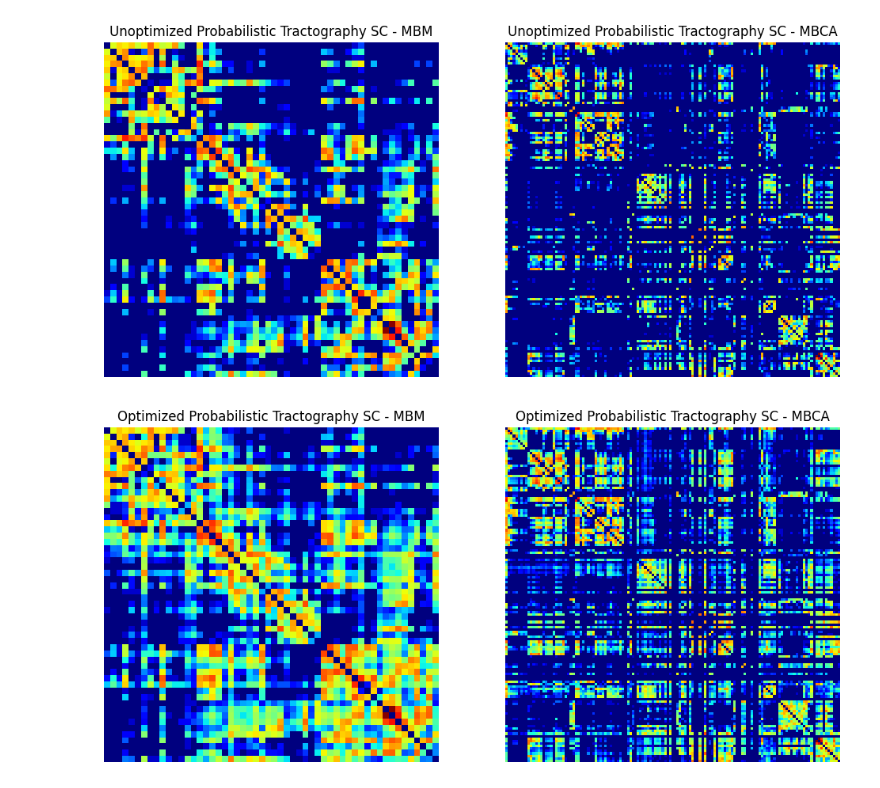
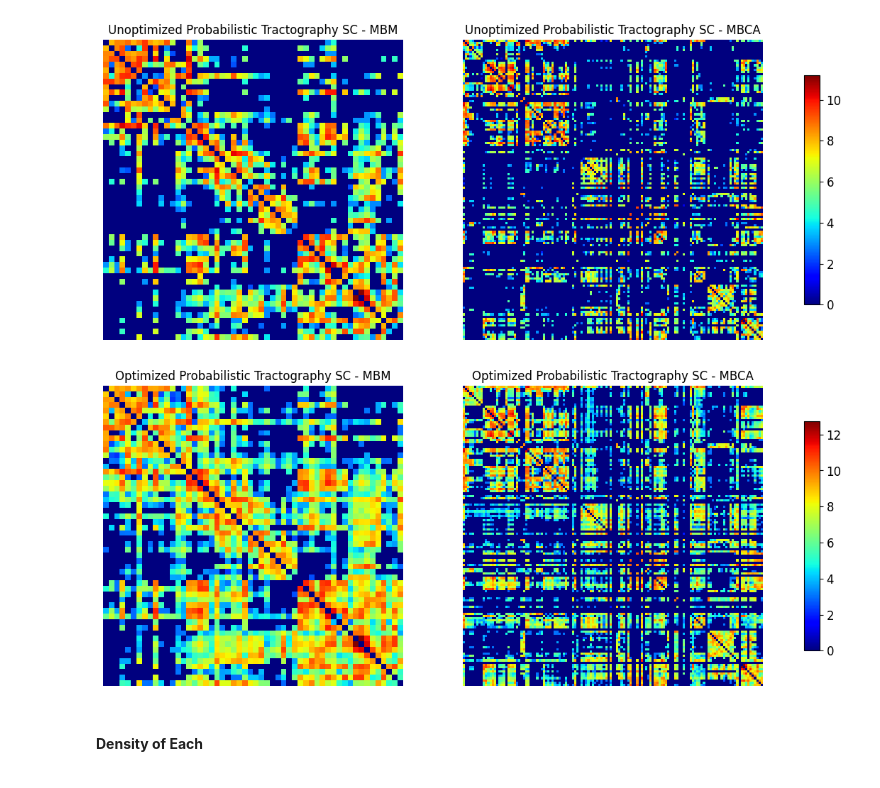
Before and after one commit to Hana-Ali/Deep-Learning-For-SC, a Jupyter notebook: Marmoset_Residual_Training/data_preprocessing/eval_sc_tract_plots.ipynb, the cells around one changed output. Drawn from its saved outputs; the diff is of its cells as text; code cells hidden in the pictures.

Commit message:
did a bunch of plotting for report

```diff
--- a/Marmoset_Residual_Training/data_preprocessing/eval_sc_tract_plots.ipynb
+++ b/Marmoset_Residual_Training/data_preprocessing/eval_sc_tract_plots.ipynb
@@ -4,8 +4,14 @@ import numpy as np
 import matplotlib.pyplot as plt
 from py_helpers import *
 
-# Define the path with the csv files
-report_plots_path = "D:\\Brain-MINDS\\processed_dMRI\\MRTRIX\\A6DR-R01_0083-TT56\\report_plots"
+labs = True
+
+if labs:
+    # Define the path with the csv files
+    report_plots_path = "/media/hsa22/Expansion/Brain-MINDS/processed_dMRI/MRTRIX/A6DR-R01_0083-TT56/report_plots"
+else:
+    # Define the path with the csv files
+    report_plots_path = "D:\\Brain-MINDS\\processed_dMRI\\MRTRIX\\A6DR-R01_0083-TT56\\report_plots"
 # %%
 # Grab all the csv files in the path
 csv_files = glob_files(report_plots_path, "csv")
@@ -50,46 +56,56 @@ def plot_data(data_store):
     def get_vmin_vmax(data_arrays):
         vmin = min([np.min(data) for data in data_arrays])
         vmax = max([np.max(data) for data in data_arrays])
         return vmin, vmax
 
     # Prepare data for plotting
     unoptimized_MBM = get_data_arrays("unoptimized", "MBM")
     unoptimized_MBCA = get_data_arrays("unoptimized", "MBCA")
     optimized_MBM = get_data_arrays("optimized", "MBM")
     optimized_MBCA = get_data_arrays("optimized", "MBCA")
 
     # Plot data for unoptimized
-    fig_unopt, axes_unopt = plt.subplots(1, 2, figsize=(12, 6))
+    fig_unopt, axes_unopt = plt.subplots(1, 2, figsize=(15, 6))
     vmin_unopt, vmax_unopt = get_vmin_vmax(unoptimized_MBM + unoptimized_MBCA)
 
     for i, data in enumerate(unoptimized_MBM):
-        axes_unopt[0].imshow(data, interpolation='nearest', aspect='equal', cmap="jet", vmin=vmin_unopt, vmax=vmax_unopt)
-        axes_unopt[0].set_title(f'Unoptimized Probabilistic Tractography SC - MBM')
-        axes_unopt[0].axis('off')
+        im_unopt_0 = axes_unopt[0].imshow(data, interpolation='nearest', aspect='equal', cmap="jet", vmin=vmin_unopt, vmax=vmax_unopt)
+    axes_unopt[0].set_title(f'Unoptimized Probabilistic Tractography SC - MBM')
+    axes_unopt[0].axis('off')
 
     for i, data in enumerate(unoptimized_MBCA):
-        axes_unopt[1].imshow(data, interpolation='nearest', aspect='equal', cmap="jet", vmin=vmin_unopt, vmax=vmax_unopt)
-        axes_unopt[1].set_title(f'Unoptimized Probabilistic Tractography SC - MBCA')
-        axes_unopt[1].axis('off')
+        im_unopt_1 = axes_unopt[1].imshow(data, interpolation='nearest', aspect='equal', cmap="jet", vmin=vmin_unopt, vmax=vmax_unopt)
+    axes_unopt[1].set_title(f'Unoptimized Probabilistic Tractography SC - MBCA')
+    axes_unopt[1].axis('off')
+
+    # Add colorbar for unoptimized figure
+    cbar_unopt = fig_unopt.colorbar(im_unopt_0, ax=axes_unopt.ravel().tolist(), shrink=0.7, aspect=15)
+    cbar_unopt.ax.tick_params(labelsize=12)  # Increase tick label size for better visibility
 
     # Plot data for optimized
-    fig_opt, axes_opt = plt.subplots(1, 2, figsize=(12, 6))
+    fig_opt, axes_opt = plt.subplots(1, 2, figsize=(15, 6))
     vmin_opt, vmax_opt = get_vmin_vmax(optimized_MBM + optimized_MBCA)
 
     for i, data in enumerate(optimized_MBM):
-        axes_opt[0].imshow(data, interpolation='nearest', aspect='equal', cmap="jet", vmin=vmin_opt, vmax=vmax_opt)
-        axes_opt[0].set_title(f'Optimized Probabilistic Tractography SC - MBM')
-        axes_opt[0].axis('off')
+        im_opt_0 = axes_opt[0].imshow(data, interpolation='nearest', aspect='equal', cmap="jet", vmin=vmin_opt, vmax=vmax_opt)
+    axes_opt[0].set_title(f'Optimized Probabilistic Tractography SC - MBM')
+    axes_opt[0].axis('off')
 
     for i, data in enumerate(optimized_MBCA):
-        axes_opt[1].imshow(data, interpolation='nearest', aspect='equal', cmap="jet", vmin=vmin_opt, vmax=vmax_opt)
-        axes_opt[1].set_title(f'Optimized Probabilistic Tractography SC - MBCA')
-        axes_opt[1].axis('off')
+        im_opt_1 = axes_opt[1].imshow(data, interpolation='nearest', aspect='equal', cmap="jet", vmin=vmin_opt, vmax=vmax_opt)
+    axes_opt[1].set_title(f'Optimized Probabilistic Tractography SC - MBCA')
+    axes_opt[1].axis('off')
+
+    # Add colorbar for optimized figure
+    cbar_opt = fig_opt.colorbar(im_opt_0, ax=axes_opt.ravel().tolist(), shrink=0.7, aspect=15)
+    cbar_opt.ax.tick_params(labelsize=12)  # Increase tick label size for better visibility
 
     plt.show()
 
 # Use the function
 plot_data(data_store)
 # %% [output]
-[figure, old version]
+[figure, new version]
-[figure, old version]
+[figure, new version]
+# %% [markdown]
+#### **Density of Each**
```
Also changed, not shown: parts of 2 cells of this notebook, 1 other file.
